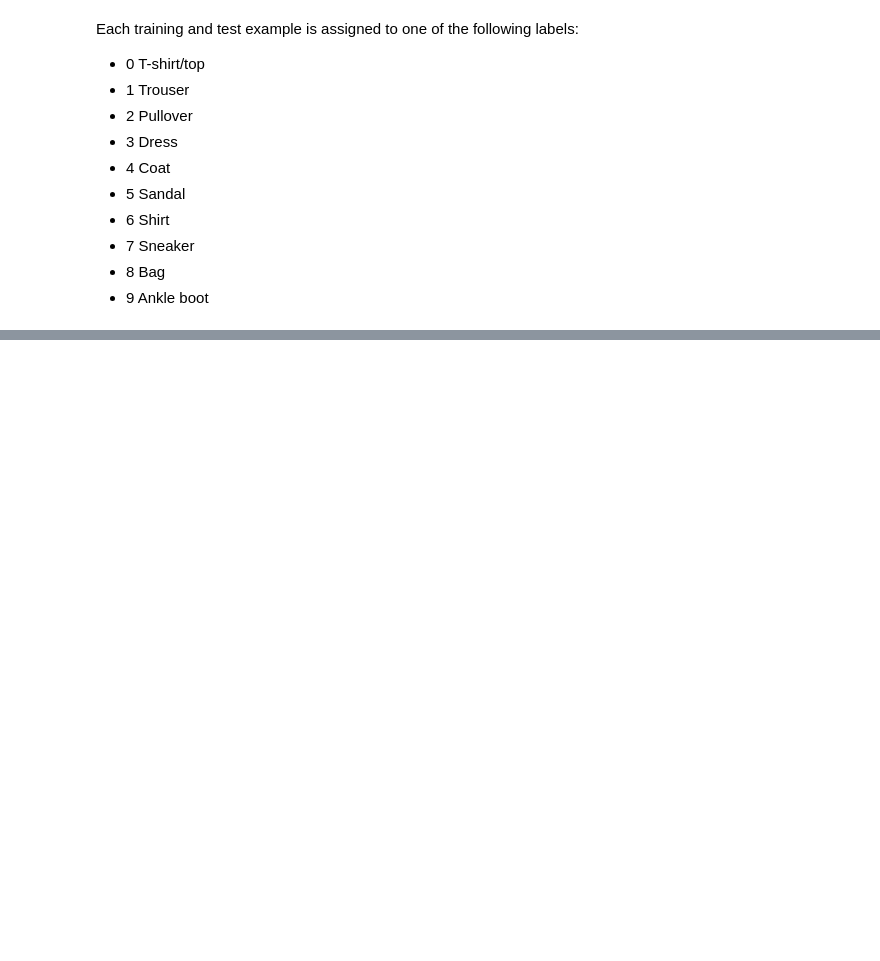
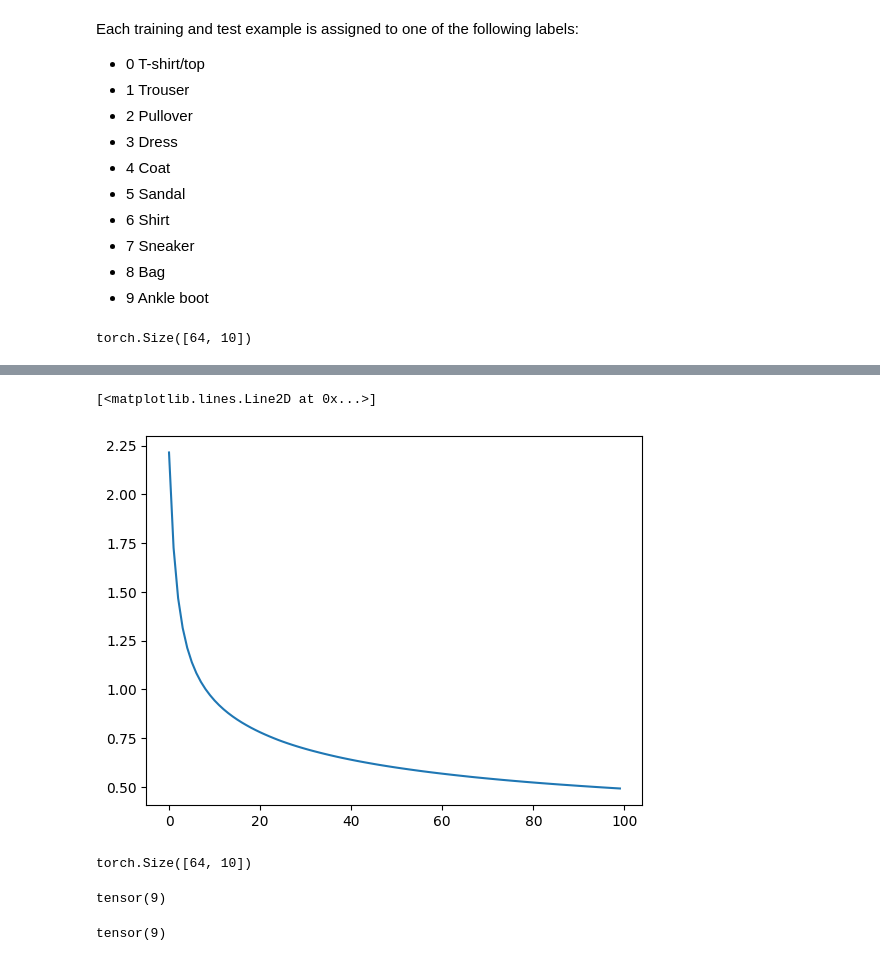
Before and after one commit to ronste1999/fa21b_computer_vision_into, a Jupyter notebook: 02_fashion_mnist_classifier Ronald_S.ipynb, the cells around one changed output, grey strips where cells are left out. Saved outputs shown, nothing was run; the diff lists cells and outputs as text; code cells hidden in the pictures; blank space fills up the shorter version.

```diff
--- a/02_fashion_mnist_classifier Ronald_S.ipynb
+++ b/02_fashion_mnist_classifier Ronald_S.ipynb
@@ -39,3 +46,8 @@ Each training and test example is assigned to one of the following labels:
 - 7	Sneaker
 - 8	Bag
 - 9	Ankle boot
+# %%
+x_train = torch.tensor(x_train, dtype=torch.float)
+x_test = torch.tensor(x_valid, dtype=torch.float)
+y_train = torch.tensor(y_train, dtype=torch.long)
+y_test= torch.tensor(y_valid, dtype=torch.long)
@@ -41,0 +99,59 @@ Each training and test example is assigned to one of the following labels:
+# %%
+def get_batch(x, y, batch_size):
+    # z.B. range(0, 10, 3) --> 0, 3, 6, 9
+    # range(start, stop, step)
+    for i in range(0, len(x), batch_size):
+        # yield: gibt den Wert zurück, aber merkt sich den aktuellen Zustand
+        yield x[i:i+batch_size], y[i:i+batch_size]
+# %%
+model = MySimpleNN()
+xb, yb = next(get_batch(x_train, y_train, 64))
+model(xb).shape
+# %% [output]
+torch.Size([64, 10])
+# %%
+# eigenes Modell wird erstellt
+model = MySimpleNN()
+lr=0.0001
+# trainiere immer mit 512 Datensätzen auf einmal
+batch_size=256
+
+# loss function
+# Mean Squared Error
+# die Lossfunction von Pytorch müssen erstmal erstellt werden mit ()
+loss_fn = nn.CrossEntropyLoss()
+optimizer = torch.optim.Adam(model.parameters(), lr=lr)
+scheduler = torch.optim.lr_scheduler.ReduceLROnPlateau(optimizer, mode='min',factor=0.1, patience=10)
+
+def train(xb, yb):
+    y_hat=model(xb)
+    loss = loss_fn(y_hat, yb)
+    loss.backward()
+    with torch.no_grad():
+        # Iteration über alle Parameter im Modell
+        for param in model.parameters():
+            # Backpropagation, d.h. die Veränderung der Gewichte in Abhängigkeit der Ableitung
+            param -= lr * param.grad
+        # Alle Gradients im Modell werden auf 0 gesetzt
+        model.zero_grad()
+    return loss.item()
+
+losses=[]
+batch_count=len(x_train)//batch_size
+
+
+for epoch in(range(100)):
+    loss_sum=0
+    # Iteration über alle Batches
+    for xb, yb in get_batch(x_train, y_train, batch_size):
+        loss_sum+=train(xb, yb)
+    loss_epoch = loss_sum/len(x_train)
+    losses.append(loss_sum/batch_count)
+    scheduler.step(loss_epoch)
+    if epoch % 10 == 0:
+        print("Epoch: ", epoch, "Loss: ", loss_epoch, "LR: ", optimizer.param_groups[0]['lr'])
+
+#plot
+import matplotlib.pyplot as plt
+plt.plot(losses)
+# %% [output]
@@ -41,0 +168,16 @@ Each training and test example is assigned to one of the following labels:
+[<matplotlib.lines.Line2D at 0x...>]
+[figure, added]
+# %%
+xb_test, yb_test = next(get_batch(x_test, y_test, 64))
+preds = model(xb_test)
+preds.shape
+# %% [output]
+torch.Size([64, 10])
+# %%
+torch.argmax(preds[0])
+# %% [output]
+tensor(9)
+# %%
+yb_test[0]
+# %% [output]
+tensor(9)
```
Also changed, not shown: parts of 7 cells of this notebook, 2 other files.
